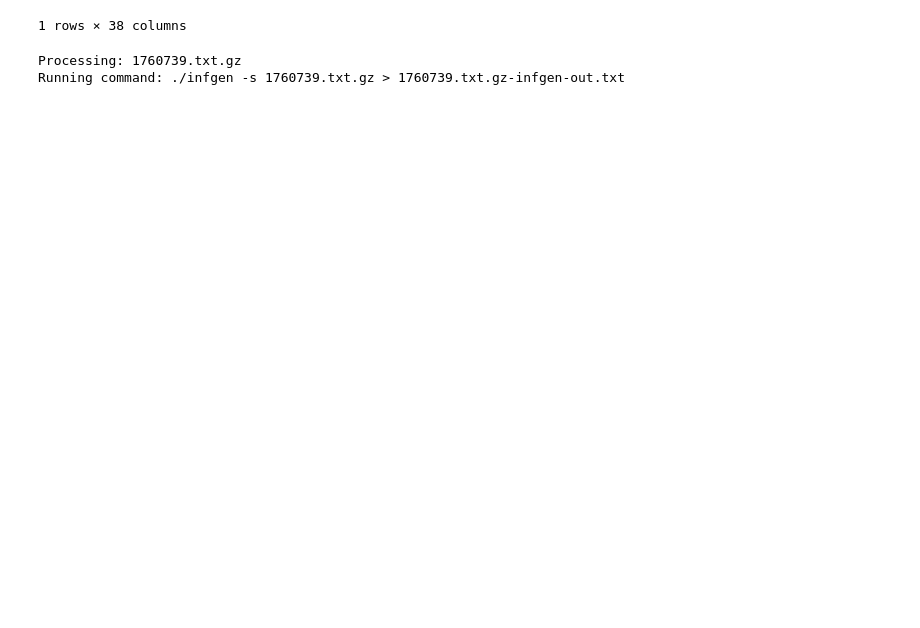
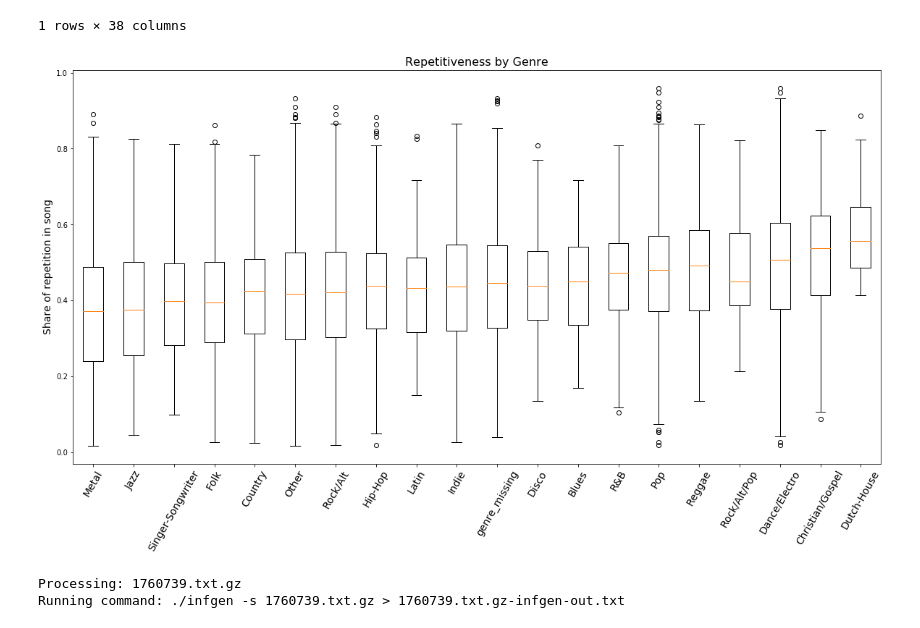
Before and after one commit to NYU-CDS-Capstone-Project/Song_Popularity_Prediction, a Jupyter notebook: Ksenia/song_repetitiveness_analysis.nosync/lyrics_repetitiveness_analysis.ipynb, the cells around one changed output. Saved outputs shown, nothing was run; the diff lists cells and outputs as text; code cells hidden in the pictures; blank space fills up the shorter version.

Commit message:
box plot

```diff
--- a/Ksenia/song_repetitiveness_analysis.nosync/lyrics_repetitiveness_analysis.ipynb
+++ b/Ksenia/song_repetitiveness_analysis.nosync/lyrics_repetitiveness_analysis.ipynb
@@ -269,6 +269,29 @@ merged[merged.repetition_share == merged.repetition_share.min()]
 |  | ARTIST | ISRC | SPOTIFY_ID | TITLE | lyrics | song_id | producer | number_of_tracks | number_of_albums | ... |
 | 2778 | Tragic Hero | TCADO1861238 | 7HCllfKMkkRS15S6ZBBVJQ | White Bronco | \n\n[Verse:]\nI got some real one... | 3623907 | ['Weathrman'] | 15 | 12 | ... |
 1 rows × 38 columns
+# %%
+# Create box plots
+
+data_for_box = []
+means = []
+
+for genre in genres:
+    data = merged[merged[genre] == 1].repetition_share.values
+    data_for_box.append(data)
+    means.append(data.mean())
+
+sorted_idx = np.argsort(means)
+sorted_data_for_box = [data_for_box[x] for x in sorted_idx]
+sorted_labs = [genres[x] for x in sorted_idx]
+
+plt.figure(figsize=(20,10))
+plt.boxplot(sorted_data_for_box)
+plt.xticks(np.arange(1, len(data_for_box)+1), sorted_labs, rotation=60, fontsize=14)
+plt.title('Repetitiveness by Genre', fontsize=16)
+plt.ylabel('Share of repetition in song', fontsize=14)
+plt.show()
+# %% [output]
+[figure, added]
 # %%
 import os
 
```
